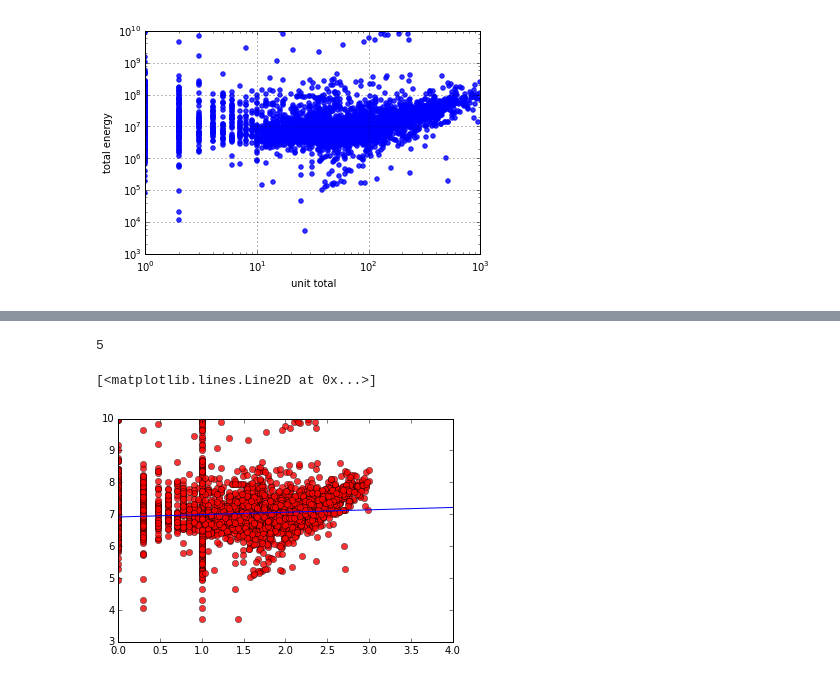
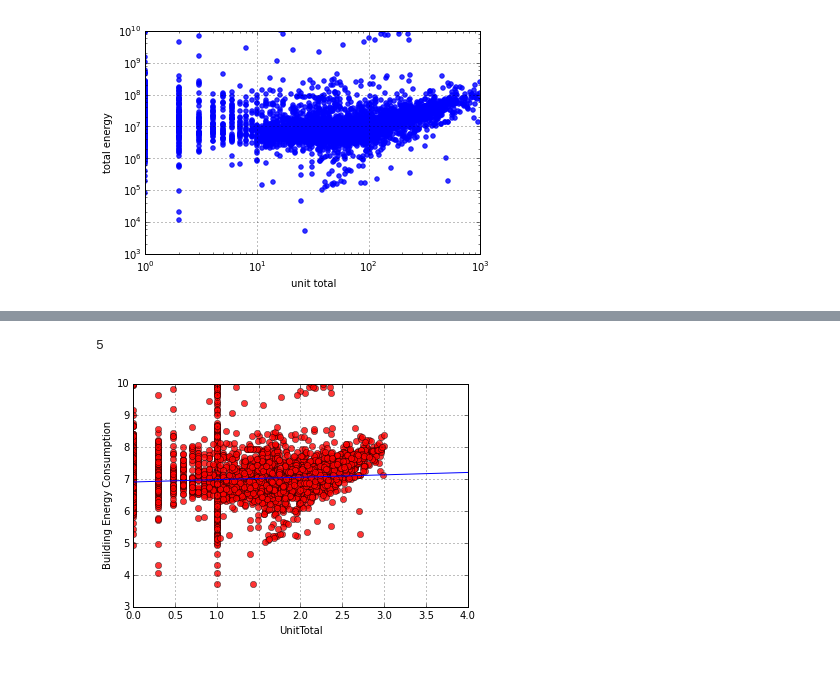
Before and after one commit to Elixeus/PUI2015_xwang, a Jupyter notebook: HW5/assignment5_1XiaWang.ipynb, the cells around one changed output, grey strips where cells are left out. Drawn from its saved outputs; the diff is of its cells as text; code cells hidden in the pictures.

```diff
--- a/HW5/assignment5_1XiaWang.ipynb
+++ b/HW5/assignment5_1XiaWang.ipynb
@@ -113,12 +113,15 @@ OLS Regression Results
 # %%
 #plot the fit line
 xline = np.arange(0,5)
 yline = myfit.params[1]*xline + myfit.params[0]
 print len(xline)
 plt.plot(X,Y,'ro', alpha = 0.8)
 #plot the dots
 plt.plot(xline, yline, 'b', )
+plt.xlabel('UnitTotal')
+plt.ylabel('Building Energy Consumption')
+plt.grid()
+plt.legend()
 # %% [output]
 5
-[<matplotlib.lines.Line2D at 0x...>]
-[figure, old version]
+[figure, new version]
```
Also changed, not shown: parts of 9 cells of this notebook.
